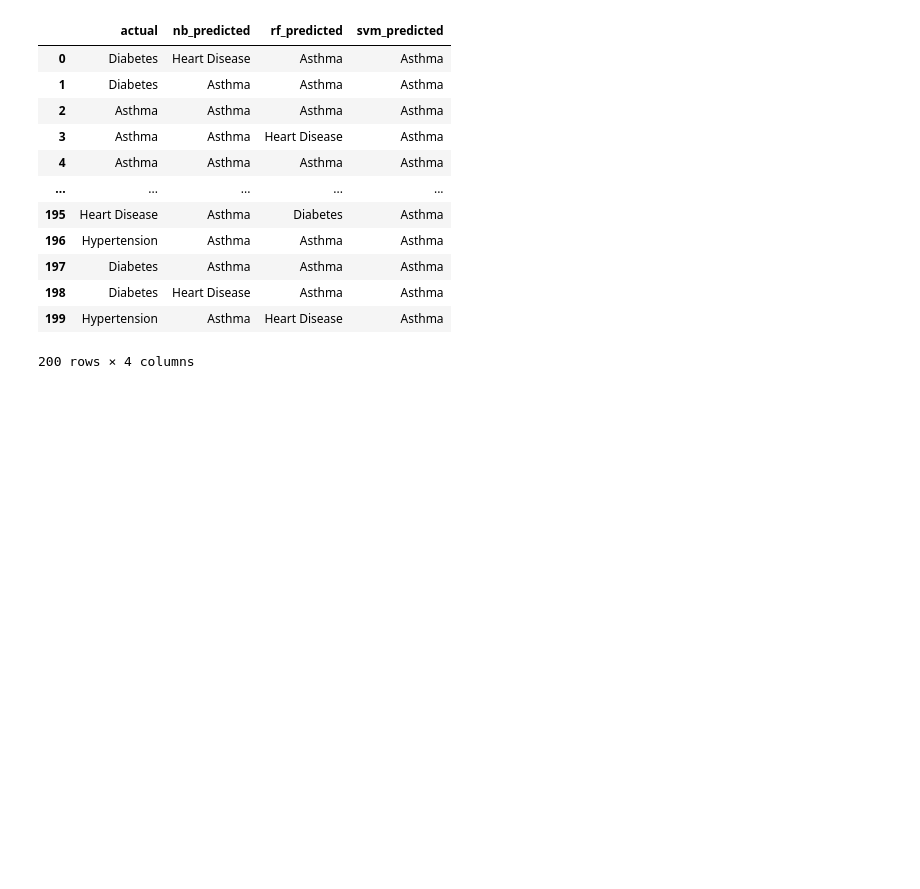
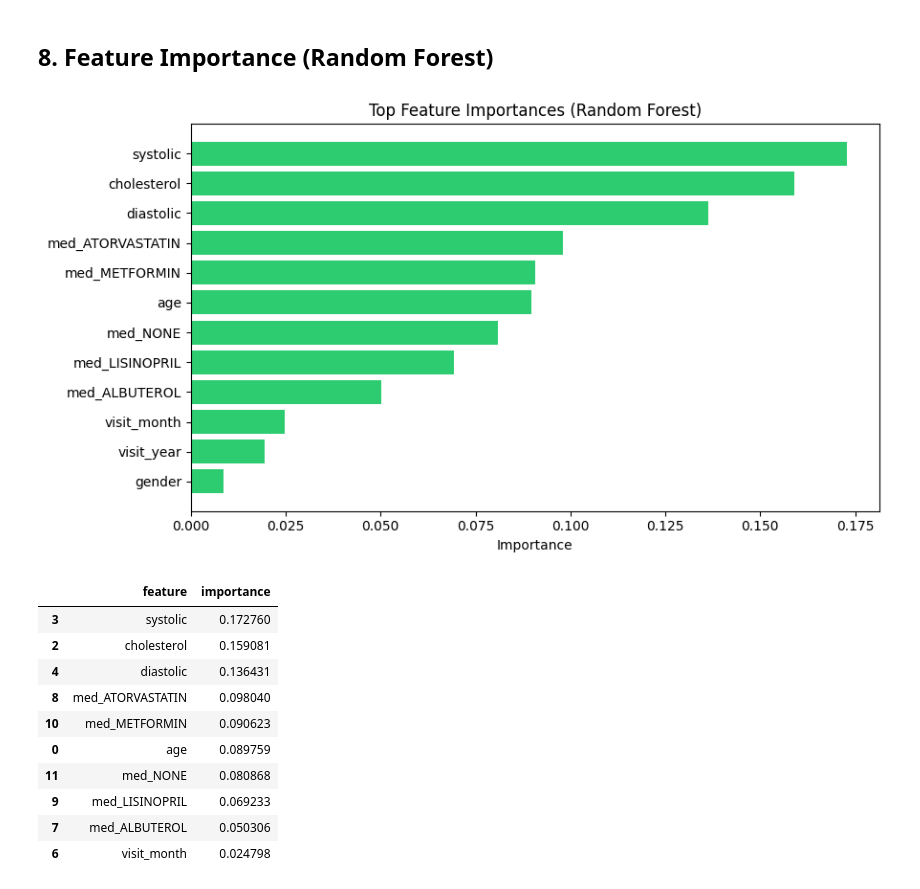
Before and after one commit to ypoudel3/data_final, a Jupyter notebook: classification.ipynb, the cells around one changed output. Cells and saved outputs as stored; diff of their text form; code cells hidden in the pictures; blank space fills up the shorter version.

```diff
--- a/classification.ipynb
+++ b/classification.ipynb
@@ -204,0 +156,25 @@ SVM
+# %%
+cv = StratifiedKFold(n_splits=5, shuffle=True, random_state=42)
+
+# class_weight removed — SMOTE already balanced the classes
+# Adding more estimators and min_samples_leaf to reduce overfitting
+rf_params = {
+    'n_estimators':      [200, 300],
+    'max_depth':         [None, 10, 20],
+    'min_samples_split': [2, 5],
+    'min_samples_leaf':  [1, 2],
+}
+
+rf_gs = GridSearchCV(
+    RandomForestClassifier(random_state=42),
+    rf_params, cv=cv, scoring='accuracy', n_jobs=-1, verbose=1
+)
+rf_gs.fit(X_train_res, y_train_res)
+
+best_rf = rf_gs.best_estimator_
+rf_pred = best_rf.predict(X_test_scaled)
+
+print('Best RF params:', rf_gs.best_params_)
+print('\n=== Random Forest (improved) ===')
+print('Accuracy:', accuracy_score(y_test, rf_pred))
+print(classification_report(y_test, rf_pred, zero_division=0))
@@ -262,23 +353,30 @@ plt.show()
-# %%
-results_df = pd.DataFrame({
-    'actual'       : y_test.values,
-    'nb_predicted' : nb_pred,
-    'rf_predicted' : rf_pred,
-    'svm_predicted': svm_pred
-})
-results_df.to_csv('data/classification_results.csv', index=False)
-results_df
-# %% [output]
-|  | actual | nb_predicted | rf_predicted | svm_predicted |
-| 0 | Diabetes | Heart Disease | Asthma | Asthma |
-| 1 | Diabetes | Asthma | Asthma | Asthma |
-| 2 | Asthma | Asthma | Asthma | Asthma |
-| 3 | Asthma | Asthma | Heart Disease | Asthma |
-| 4 | Asthma | Asthma | Asthma | Asthma |
-| ... | ... | ... | ... | ... |
-| 195 | Heart Disease | Asthma | Diabetes | Asthma |
-| 196 | Hypertension | Asthma | Asthma | Asthma |
-| 197 | Diabetes | Asthma | Asthma | Asthma |
-| 198 | Diabetes | Heart Disease | Asthma | Asthma |
-| 199 | Hypertension | Asthma | Heart Disease | Asthma |
-200 rows × 4 columns
+# %% [markdown]
+## 8. Feature Importance (Random Forest)
+# %%
+importances = best_rf.feature_importances_
+feat_df = pd.DataFrame({'feature': X.columns, 'importance': importances})
+feat_df = feat_df.sort_values('importance', ascending=False)
+
+plt.figure(figsize=(9, 5))
+plt.barh(feat_df['feature'][:15], feat_df['importance'][:15], color='#2ecc71')
+plt.xlabel('Importance')
+plt.title('Top Feature Importances (Random Forest)')
+plt.gca().invert_yaxis()
+plt.tight_layout()
+plt.savefig('data/feature_importance.png')
+plt.show()
+
+feat_df.head(10)
+# %% [output]
+[figure, added]
+|  | feature | importance |
+| 3 | systolic | 0.172760 |
+| 2 | cholesterol | 0.159081 |
+| 4 | diastolic | 0.136431 |
+| 8 | med_ATORVASTATIN | 0.098040 |
+| 10 | med_METFORMIN | 0.090623 |
+| 0 | age | 0.089759 |
+| 11 | med_NONE | 0.080868 |
+| 9 | med_LISINOPRIL | 0.069233 |
+| 7 | med_ALBUTEROL | 0.050306 |
+| 6 | visit_month | 0.024798 |
```
Also changed, not shown: parts of 35 cells of this notebook, 11 other files.
